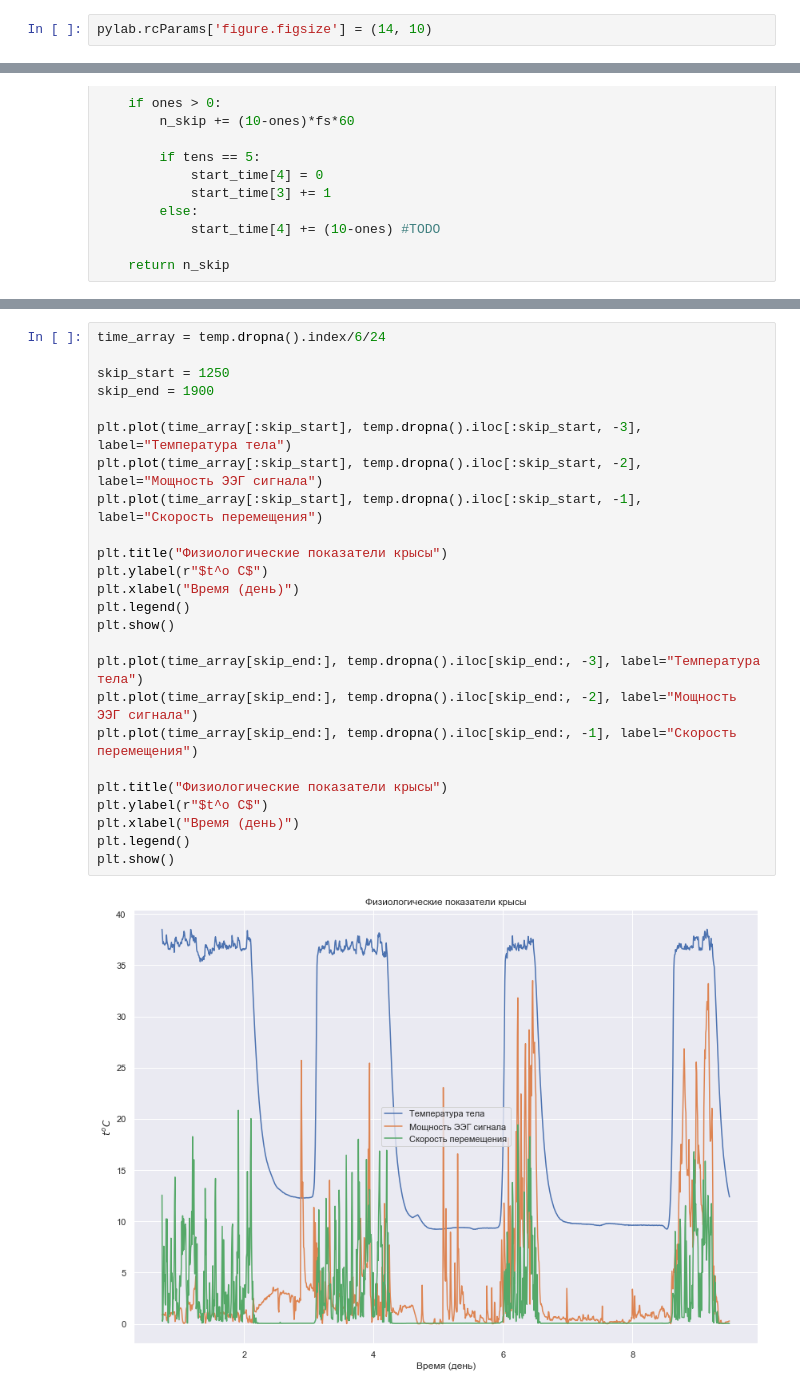
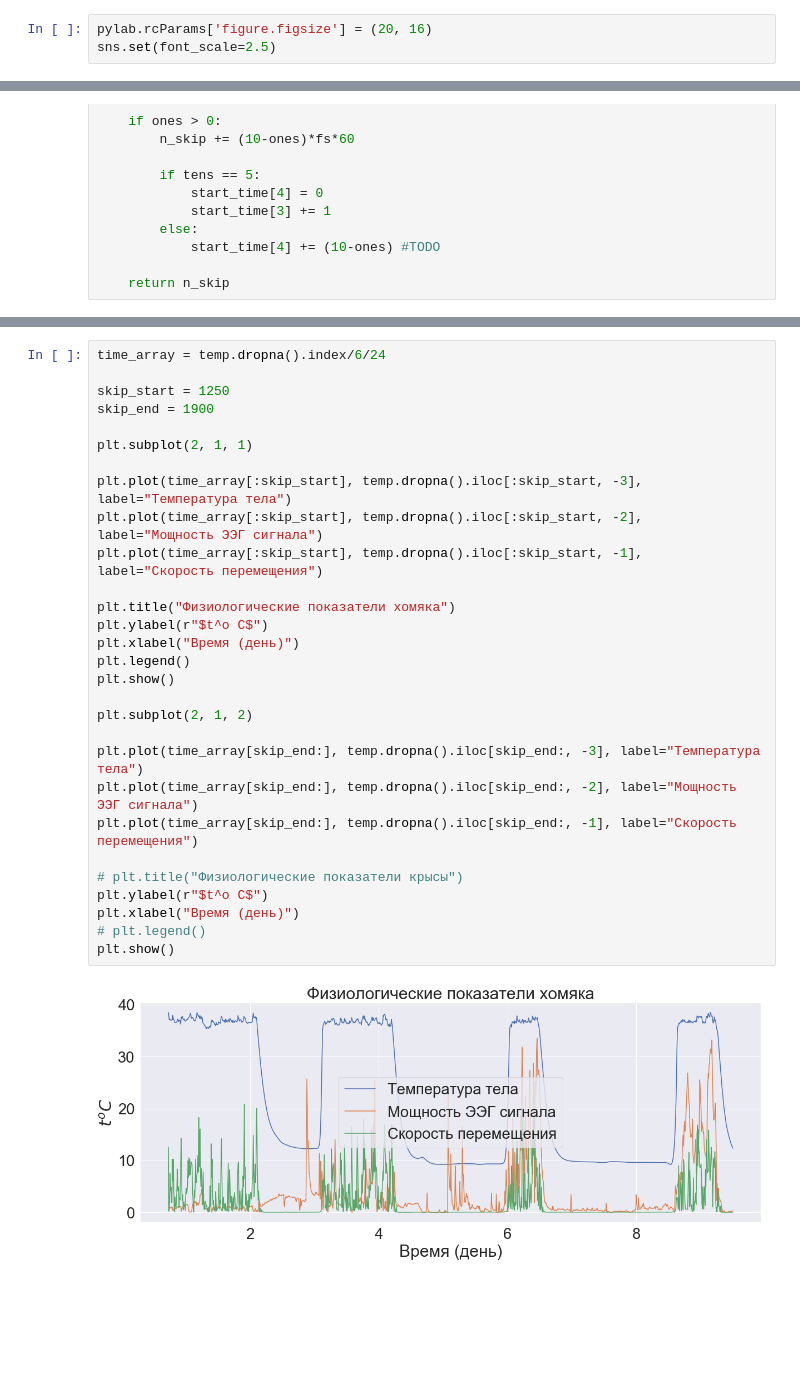
Before and after one commit to BasilMinkov/Jupyter-Notebooks, a Jupyter notebook: HamsterEEG.ipynb, the cells around one changed output, grey strips where cells are left out. Cells and saved outputs as stored; diff of their text form; blank space fills up the shorter version.

```diff
--- a/HamsterEEG.ipynb
+++ b/HamsterEEG.ipynb
@@ -16,7 +17,8 @@ from scipy.stats import wilcoxon
 # %% [output]
 Populating the interactive namespace from numpy and matplotlib
 # %%
-pylab.rcParams['figure.figsize'] = (14, 10)
+pylab.rcParams['figure.figsize'] = (20, 16)
+sns.set(font_scale=2.5)
 # %%
 path = "/Users/wassilyminkow/Data/Rat_Data/25-12-2017_17-24_torpor_starts/"
 files = [
@@ -159,27 +166,31 @@ plt.show()
 # %%
 time_array = temp.dropna().index/6/24
 
 skip_start = 1250
 skip_end = 1900
 
+plt.subplot(2, 1, 1)
+
 plt.plot(time_array[:skip_start], temp.dropna().iloc[:skip_start, -3], label="Температура тела")
 plt.plot(time_array[:skip_start], temp.dropna().iloc[:skip_start, -2], label="Мощность ЭЭГ сигнала")
 plt.plot(time_array[:skip_start], temp.dropna().iloc[:skip_start, -1], label="Скорость перемещения")
 
-plt.title("Физиологические показатели крысы")
+plt.title("Физиологические показатели хомяка")
 plt.ylabel(r"$t^o C$")
 plt.xlabel("Время (день)")
 plt.legend()
 plt.show()
 
+plt.subplot(2, 1, 2)
+
 plt.plot(time_array[skip_end:], temp.dropna().iloc[skip_end:, -3], label="Температура тела")
 plt.plot(time_array[skip_end:], temp.dropna().iloc[skip_end:, -2], label="Мощность ЭЭГ сигнала")
 plt.plot(time_array[skip_end:], temp.dropna().iloc[skip_end:, -1], label="Скорость перемещения")
 
-plt.title("Физиологические показатели крысы")
+# plt.title("Физиологические показатели крысы")
 plt.ylabel(r"$t^o C$")
 plt.xlabel("Время (день)")
-plt.legend()
+# plt.legend()
 plt.show()
 # %% [output]
-[figure, old version]
+[figure, new version]
```
Also changed, not shown: parts of 21 cells of this notebook.
